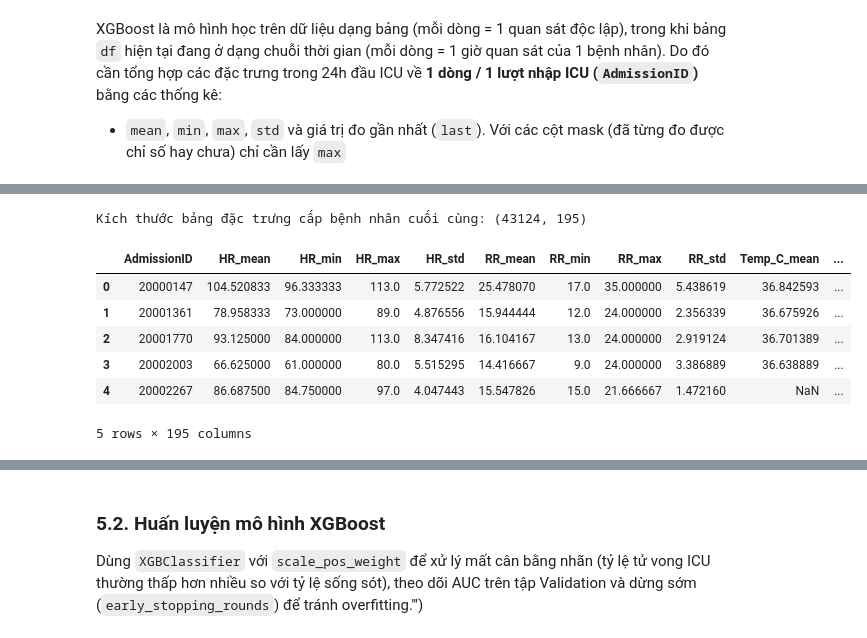
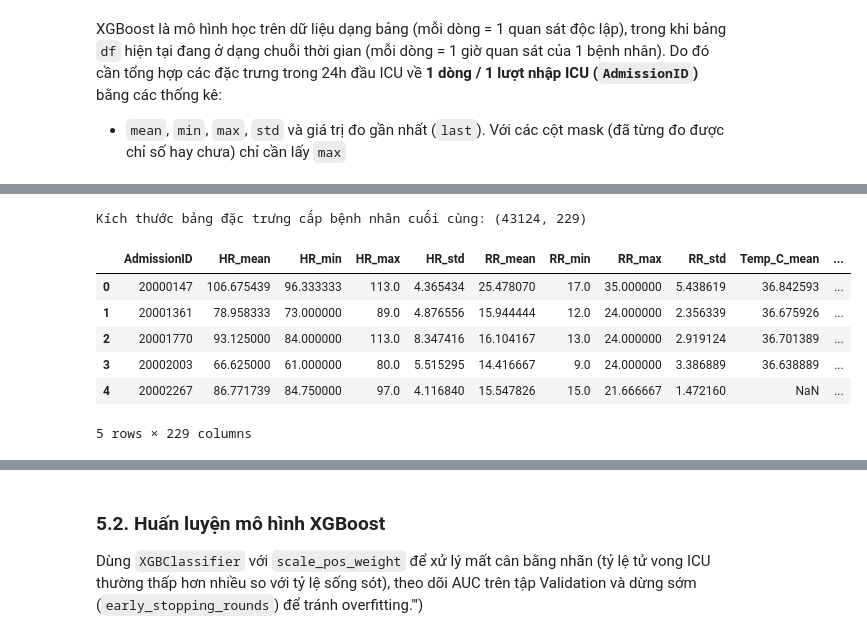
Before and after one commit to TienNguyen0712/hybrid-llm-tabular-pipeline-for-icu-mortality-prediction, a Jupyter notebook: notebooks/predict_mortality_using_mimic_iv_baseline_1.ipynb, the cells around one changed output, grey strips where cells are left out. Drawn from its saved outputs; the diff is of its cells as text; code cells hidden in the pictures.

```diff
--- a/notebooks/predict_mortality_using_mimic_iv_baseline_1.ipynb
+++ b/notebooks/predict_mortality_using_mimic_iv_baseline_1.ipynb
@@ -983,22 +1050,27 @@ Done!
 # %%
 print("Merge Data")
 
-# Merge 4 nguồn
-merged = chart.merge(lab, on=["AdmissionID", "hour_bucket"], how="outer") \
-              .merge(vaso, on=["AdmissionID", "hour_bucket"], how="outer") \
-              .merge(urine_crrt, on=["AdmissionID", "hour_bucket"], how="outer")
+# Merge 4 nguồn bằng bộ 4 chìa khóa hoàn chỉnh
+merge_keys = ["PatientID", "AdmissionID", "StayID", "hour_bucket"]
+
+merged = (
+    chart.merge(lab, on=merge_keys, how="outer")
+    .merge(vaso, on=merge_keys, how="outer")
+    .merge(urine_crrt, on=merge_keys, how="outer")
+)
 
 # Binary treatment features: không đo = không dùng = 0
-for col in ["Epinephrine_used", "Norepinephrine_used", "Dobutamine_used", "Dopamine_used", "CRRT_active"]:
+treatment_cols = ["Epinephrine_used", "Norepinephrine_used", "Dobutamine_used", "Dopamine_used", "CRRT_active", "Ventilated"]
+for col in treatment_cols:
     if col in merged.columns:
         merged[col] = merged[col].fillna(0)
 
-# Full time grid: mỗi admission × đủ `hours` giờ
-all_adm   = cohort["AdmissionID"].unique()
-full_grid = pd.MultiIndex.from_product(
-    [all_adm, range(24)], names=["AdmissionID", "hour_bucket"]
-).to_frame(index=False)
-df = full_grid.merge(merged, on=["AdmissionID", "hour_bucket"], how="left")
+# Tạo Full time grid đồng bộ
+cohort_keys = cohort[["PatientID", "AdmissionID", "StayID"]].drop_duplicates()
+hours_df = pd.DataFrame({"hour_bucket": range(24)})
+full_grid = cohort_keys.merge(hours_df, how="cross")
+
+df = full_grid.merge(merged, on=merge_keys, how="left")
 df = df.sort_values(["AdmissionID", "hour_bucket"]).reset_index(drop=True)
 # %% [output]
 Merge Data
@@ -1096,0 +1138,14 @@ Số đặc trưng tổng cộng: 36
+# %%
+# Định nghĩa tường minh feat_cols để dùng cho bước tổng hợp patient-level
+feat_cols = ALL_FEATURES  # đã định nghĩa ở cell 41: CHART_FEATURES + LAB_FEATURES + TREATMENT_FEATURES
+
+# Tạo missing-mask TRƯỚC khi tổng hợp (biết được biến này có từng đo được trong 24h hay không —
+# bản thân "có đo hay không" cũng là 1 tín hiệu lâm sàng hữu ích, vd bệnh nhân nặng thường được đo nhiều hơn)
+mask_cols = []
+for col in feat_cols:
+    if col in df.columns:
+        mask_col = f"{col}_mask"
+        df[mask_col] = (~df[col].isna()).astype(np.float32)
+        mask_cols.append(mask_col)
+
+print(f"feat_cols: {len(feat_cols)} | mask_cols: {len(mask_cols)}")
@@ -1146,19 +1203,19 @@ Số lượt ICU sau khi tổng hợp: 43,124 | Số đặc trưng: 181
 # %%
 # Gắn thêm các đặc trưng tĩnh (demographic/hành chính) và nhãn mục tiêu từ cohort
-static_cols = ["AdmissionID", "Age", "Sex", "AdmissionType", "LOS_hours", "Outcome"]
+static_cols = ["AdmissionID", "Age", "Sex", "AdmissionType", "Outcome"]
 patient_features = patient_features.merge(cohort[static_cols], on="AdmissionID", how="left")
 
 # One-hot encoding cho biến phân loại AdmissionType
 patient_features = pd.get_dummies(patient_features, columns=["AdmissionType"], prefix="AdmType", dtype=int)
 
 print(f"Kích thước bảng đặc trưng cấp bệnh nhân cuối cùng: {patient_features.shape}")
 patient_features.head()
 # %% [output]
-Kích thước bảng đặc trưng cấp bệnh nhân cuối cùng: (43124, 195)
+Kích thước bảng đặc trưng cấp bệnh nhân cuối cùng: (43124, 229)
 |  | AdmissionID | HR_mean | HR_min | HR_max | HR_std | RR_mean | RR_min | RR_max | RR_std | Temp_C_mean | ... |
-| 0 | 20000147 | 104.520833 | 96.333333 | 113.0 | 5.772522 | 25.478070 | 17.0 | 35.000000 | 5.438619 | 36.842593 | ... |
+| 0 | 20000147 | 106.675439 | 96.333333 | 113.0 | 4.365434 | 25.478070 | 17.0 | 35.000000 | 5.438619 | 36.842593 | ... |
 | 1 | 20001361 | 78.958333 | 73.000000 | 89.0 | 4.876556 | 15.944444 | 12.0 | 24.000000 | 2.356339 | 36.675926 | ... |
 | 2 | 20001770 | 93.125000 | 84.000000 | 113.0 | 8.347416 | 16.104167 | 13.0 | 24.000000 | 2.919124 | 36.701389 | ... |
 | 3 | 20002003 | 66.625000 | 61.000000 | 80.0 | 5.515295 | 14.416667 | 9.0 | 24.000000 | 3.386889 | 36.638889 | ... |
-| 4 | 20002267 | 86.687500 | 84.750000 | 97.0 | 4.047443 | 15.547826 | 15.0 | 21.666667 | 1.472160 | NaN | ... |
+| 4 | 20002267 | 86.771739 | 84.750000 | 97.0 | 4.116840 | 15.547826 | 15.0 | 21.666667 | 1.472160 | NaN | ... |
-5 rows × 195 columns
+5 rows × 229 columns
```
Also changed, not shown: parts of 23 cells of this notebook.
